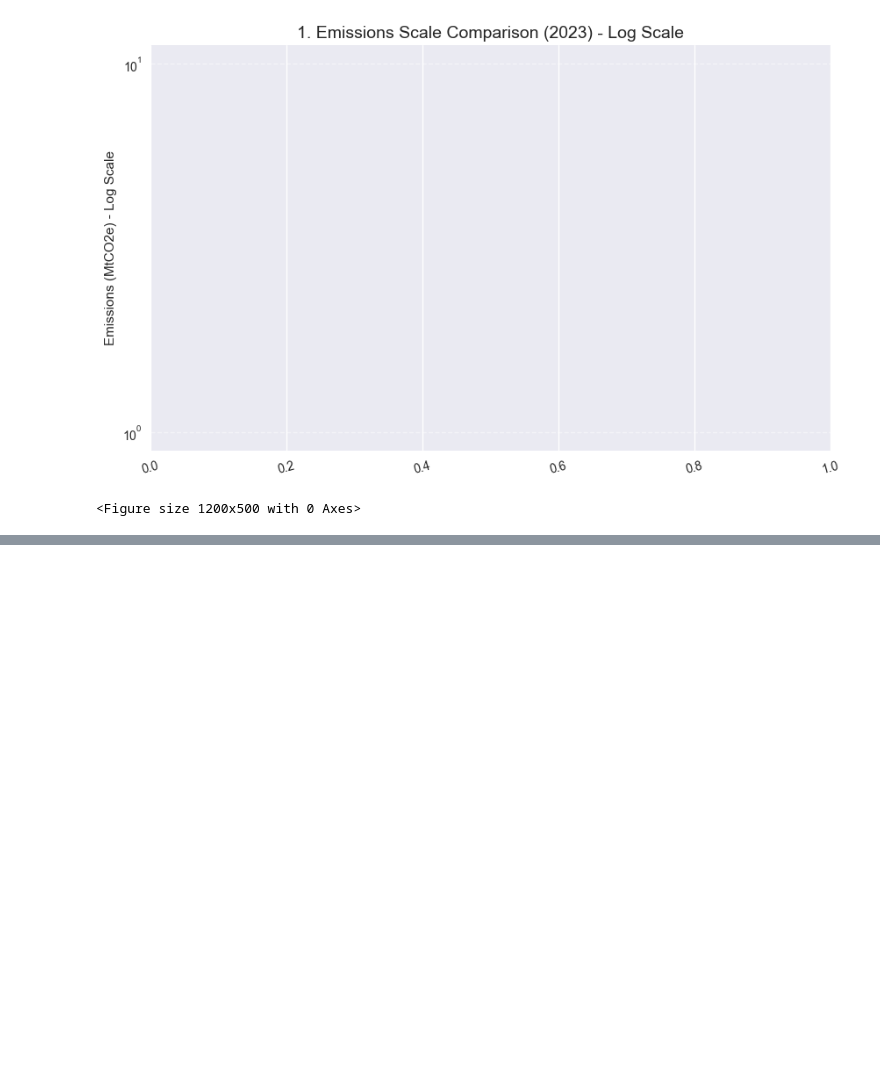
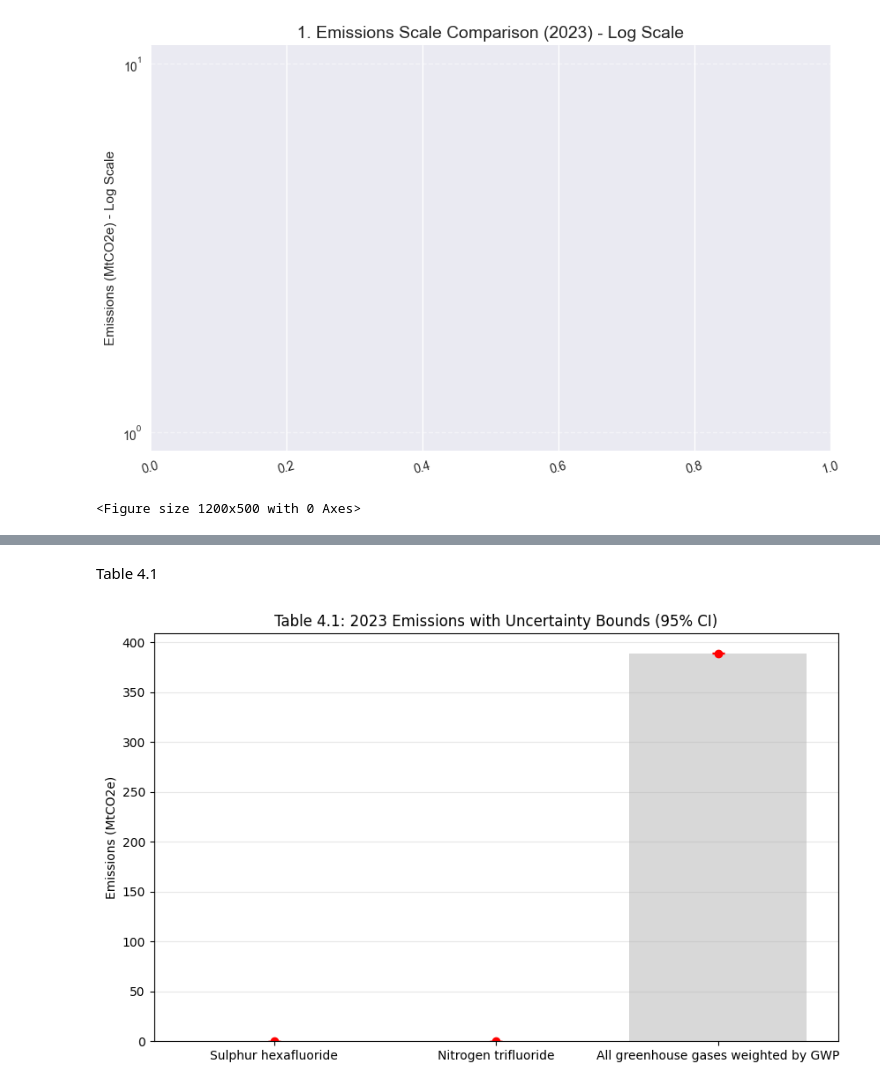
Before and after one commit to Shreyasrs23/UK-Carbon-Emissions-Data-Mining-Project, a Jupyter notebook: Data_Exploration.ipynb, the cells around one changed output, grey strips where cells are left out. Saved outputs shown, nothing was run; the diff lists cells and outputs as text; code cells hidden in the pictures; blank space fills up the shorter version.

```diff
--- a/Data_Exploration.ipynb
+++ b/Data_Exploration.ipynb
@@ -1233,0 +1366,33 @@ Data Loaded Successfully. Regions found: []
+# %% [markdown]
+Table 4.1
+# %%
+# === TABLE 4.1 ANALYSIS (Uncertainty) ===
+import pandas as pd
+import matplotlib.pyplot as plt
+
+file_path = 'final-greenhouse-gas-emissions-tables-2023.xlsx'
+df = pd.read_excel(file_path, sheet_name='4.1', header=10) # Usually around row 10/11 for uncertainty tables
+
+# Clean Columns
+df.columns = [str(c).strip() for c in df.columns]
+# We need "Pollutant", "2023 emissions", and the uncertainty bounds
+# Note: Column names in uncertainty tables are often messy/multiline.
+# We'll rename columns by index for safety if needed.
+df = df.iloc[:, [0, 4, 5]] # Assuming Col 0=Gas, Col 4=2023 Value, Col 5=Uncertainty %
+df.columns = ['Gas', 'Emissions_2023', 'Uncertainty_Pct']
+
+df = df.dropna()
+df['Emissions_2023'] = pd.to_numeric(df['Emissions_2023'], errors='coerce')
+# Uncertainty is usually +/- %
+df['Uncertainty_Pct'] = pd.to_numeric(df['Uncertainty_Pct'], errors='coerce')
+df['Error_Abs'] = df['Emissions_2023'] * (df['Uncertainty_Pct'] / 100) * 1.96 # Approx 95% CI
+
+plt.figure(figsize=(10, 6))
+plt.errorbar(df['Gas'], df['Emissions_2023'], yerr=df['Error_Abs'], fmt='o', capsize=5, color='red')
+plt.bar(df['Gas'], df['Emissions_2023'], alpha=0.3, color='gray')
+plt.title('Table 4.1: 2023 Emissions with Uncertainty Bounds (95% CI)')
+plt.ylabel('Emissions (MtCO2e)')
+plt.grid(axis='y', alpha=0.3)
+plt.show()
+# %% [output]
+[figure, added]
```
Also changed, not shown: parts of 14 cells of this notebook, 1 other file.
